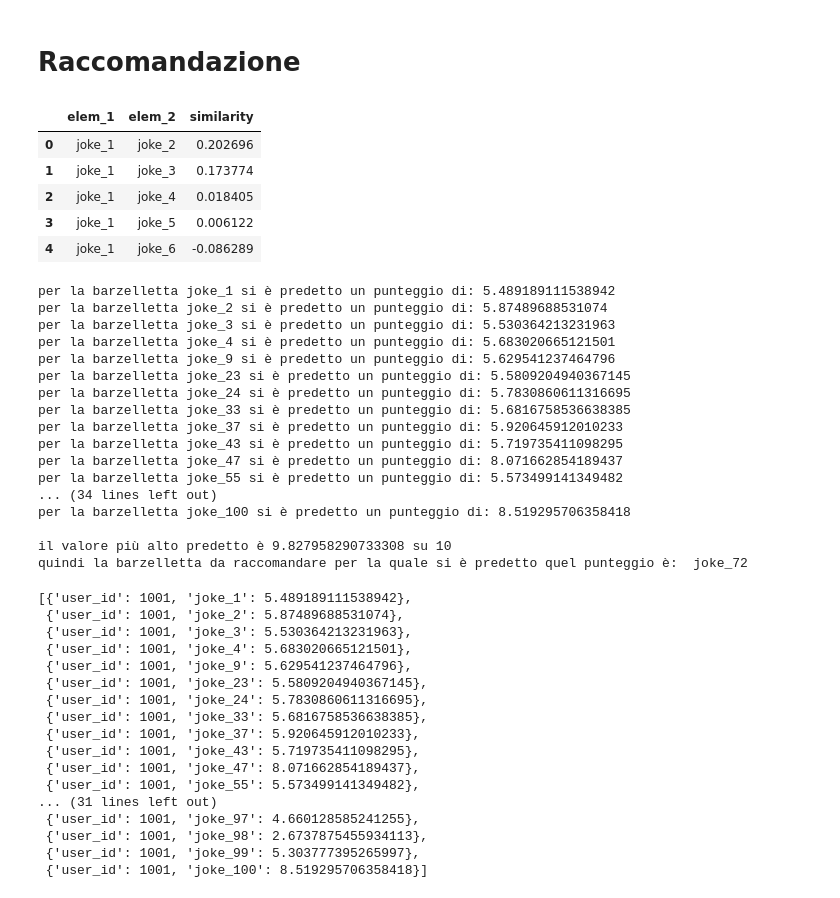
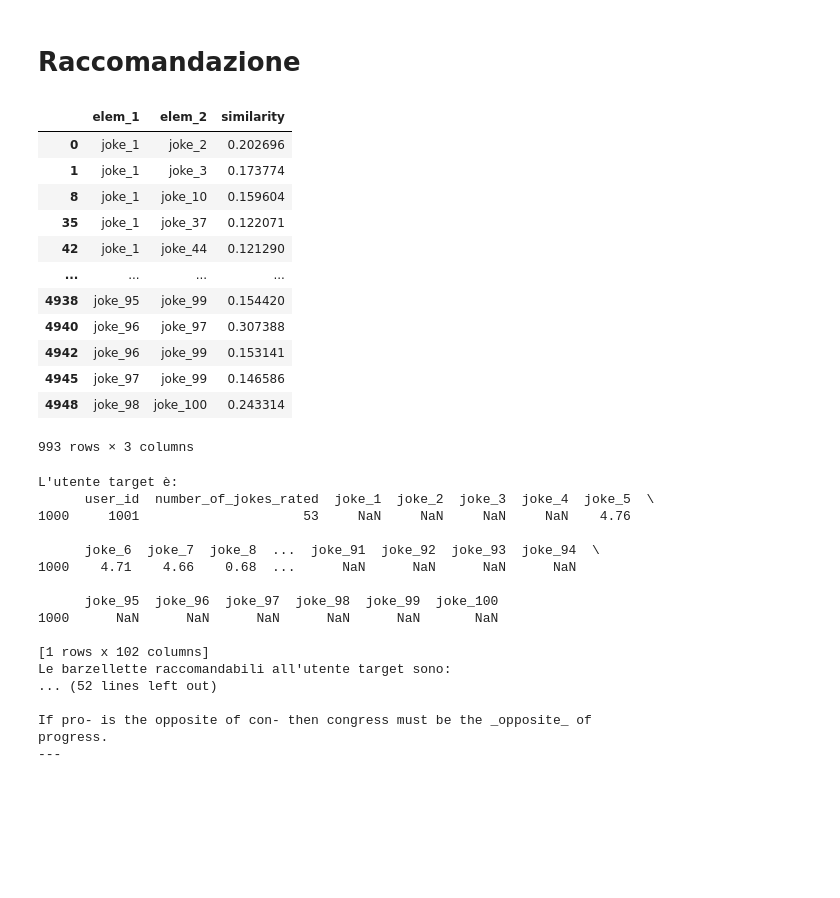
Before and after one commit to Gianlucamariani1996/Progetto-SII, a Jupyter notebook: IBCF.ipynb, the cells around one changed output. Cells and saved outputs as stored; diff of their text form; code cells hidden in the pictures; blank space fills up the shorter version.

```diff
--- a/IBCF.ipynb
+++ b/IBCF.ipynb
@@ -16,7 +19,7 @@ no_normalized_ratings_df = pd.read_csv('./data/no_normalized_ratings.csv')
 # %% [markdown]
 # Similarità tra item: Adjusted Coseno Similarità
 # %%
-def cosin_similarity(x, y):
+def cosine_similarity(x, y):
     t1, t2, t3 = 0, 0, 0
     for i, j in zip(x, y):
         t1+=i*j # numeratore
@@ -39,22 +47,30 @@ def score_user_item(item_target, items_rated, active_user_rating, similarity_mat
 # %%
 # si costruisce la matrice di similarità, ovvero una lista di coppie di item, per
 # ogni coppia si specifica la similarità (ad -1 a 1)
 all_jokes = (list(normalized_ratings_df.columns))[2:]
 jokes_pairs = list(combinations(all_jokes, 2))
 
 similarity_matrix = []
 
 for i_1, i_2 in jokes_pairs:
     app = normalized_ratings_df[[i_1, i_2]].dropna()
-    similarity_matrix.append([i_1, i_2, cosin_similarity(app[i_1], app[i_2])])
+    similarity_matrix.append([i_1, i_2, cosine_similarity(app[i_1], app[i_2])])
 
 similarity_matrix = pd.DataFrame(similarity_matrix, columns = ['elem_1', 'elem_2', 'similarity'])
-similarity_matrix.head()
+similarity_matrix = similarity_matrix[similarity_matrix['similarity'] > 0.1]
+similarity_matrix
 # %% [output]
 |  | elem_1 | elem_2 | similarity |
 | 0 | joke_1 | joke_2 | 0.202696 |
 | 1 | joke_1 | joke_3 | 0.173774 |
-| 2 | joke_1 | joke_4 | 0.018405 |
-| 3 | joke_1 | joke_5 | 0.006122 |
-| 4 | joke_1 | joke_6 | -0.086289 |
+| 8 | joke_1 | joke_10 | 0.159604 |
+| 35 | joke_1 | joke_37 | 0.122071 |
+| 42 | joke_1 | joke_44 | 0.121290 |
+| ... | ... | ... | ... |
+| 4938 | joke_95 | joke_99 | 0.154420 |
+| 4940 | joke_96 | joke_97 | 0.307388 |
+| 4942 | joke_96 | joke_99 | 0.153141 |
+| 4945 | joke_97 | joke_99 | 0.146586 |
+| 4948 | joke_98 | joke_100 | 0.243314 |
+993 rows × 3 columns
 # %%
@@ -90,38 +115,21 @@ def recommendation_2(active_user_id, no_normalized_ratings_df, similarity_matrix
     return final
 # %%
-recommendation_2(1001, no_normalized_ratings_df, similarity_matrix)
+final = recommendation_ibcf(1001, no_normalized_ratings_df, similarity_matrix)
 # %% [output]
-per la barzelletta joke_1 si è predetto un punteggio di: 5.489189111538942
-per la barzelletta joke_2 si è predetto un punteggio di: 5.87489688531074
-per la barzelletta joke_3 si è predetto un punteggio di: 5.530364213231963
-per la barzelletta joke_4 si è predetto un punteggio di: 5.683020665121501
-per la barzelletta joke_9 si è predetto un punteggio di: 5.629541237464796
-per la barzelletta joke_23 si è predetto un punteggio di: 5.5809204940367145
-per la barzelletta joke_24 si è predetto un punteggio di: 5.7830860611316695
-per la barzelletta joke_33 si è predetto un punteggio di: 5.6816758536638385
-per la barzelletta joke_37 si è predetto un punteggio di: 5.920645912010233
-per la barzelletta joke_43 si è predetto un punteggio di: 5.719735411098295
-per la barzelletta joke_47 si è predetto un punteggio di: 8.071662854189437
-per la barzelletta joke_55 si è predetto un punteggio di: 5.573499141349482
-... (34 lines left out)
-per la barzelletta joke_100 si è predetto un punteggio di: 8.519295706358418
+L'utente target è:
+      user_id  number_of_jokes_rated  joke_1  joke_2  joke_3  joke_4  joke_5  \
+1000     1001                     53     NaN     NaN     NaN     NaN    4.76
 
-il valore più alto predetto è 9.827958290733308 su 10
-quindi la barzelletta da raccomandare per la quale si è predetto quel punteggio è:  joke_72
+      joke_6  joke_7  joke_8  ...  joke_91  joke_92  joke_93  joke_94  \
+1000    4.71    4.66    0.68  ...      NaN      NaN      NaN      NaN
+
+      joke_95  joke_96  joke_97  joke_98  joke_99  joke_100
+1000      NaN      NaN      NaN      NaN      NaN       NaN
+
+[1 rows x 102 columns]
+Le barzellette raccomandabili all'utente target sono:
+... (52 lines left out)
+
+If pro- is the opposite of con- then congress must be the _opposite_ of
+progress.
+---
-[{'user_id': 1001, 'joke_1': 5.489189111538942},
- {'user_id': 1001, 'joke_2': 5.87489688531074},
- {'user_id': 1001, 'joke_3': 5.530364213231963},
- {'user_id': 1001, 'joke_4': 5.683020665121501},
- {'user_id': 1001, 'joke_9': 5.629541237464796},
- {'user_id': 1001, 'joke_23': 5.5809204940367145},
- {'user_id': 1001, 'joke_24': 5.7830860611316695},
- {'user_id': 1001, 'joke_33': 5.6816758536638385},
- {'user_id': 1001, 'joke_37': 5.920645912010233},
- {'user_id': 1001, 'joke_43': 5.719735411098295},
- {'user_id': 1001, 'joke_47': 8.071662854189437},
- {'user_id': 1001, 'joke_55': 5.573499141349482},
-... (31 lines left out)
- {'user_id': 1001, 'joke_97': 4.660128585241255},
- {'user_id': 1001, 'joke_98': 2.6737875455934113},
- {'user_id': 1001, 'joke_99': 5.303777395265997},
- {'user_id': 1001, 'joke_100': 8.519295706358418}]
```
Also changed, not shown: parts of 3 cells of this notebook, 5 other files.
